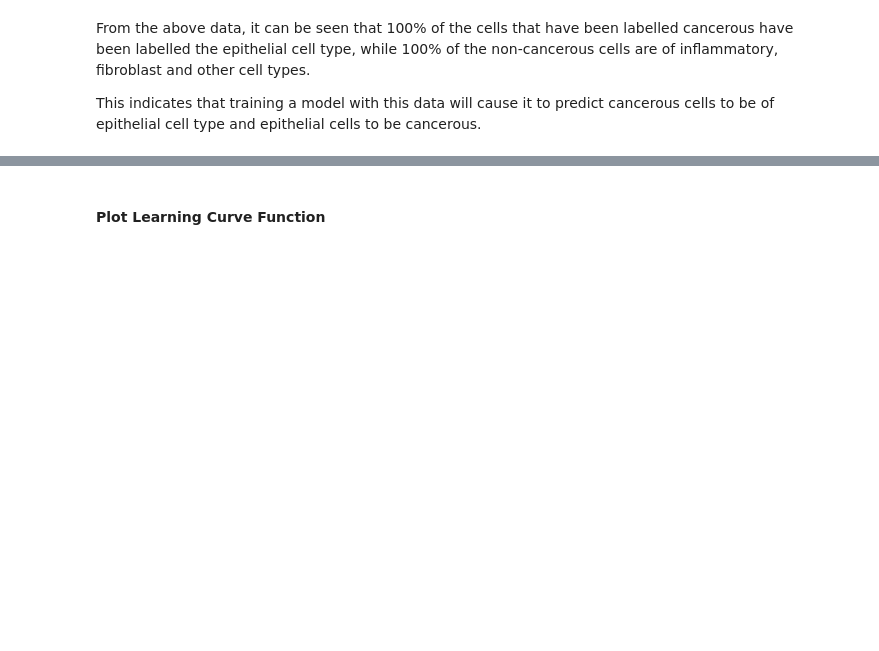
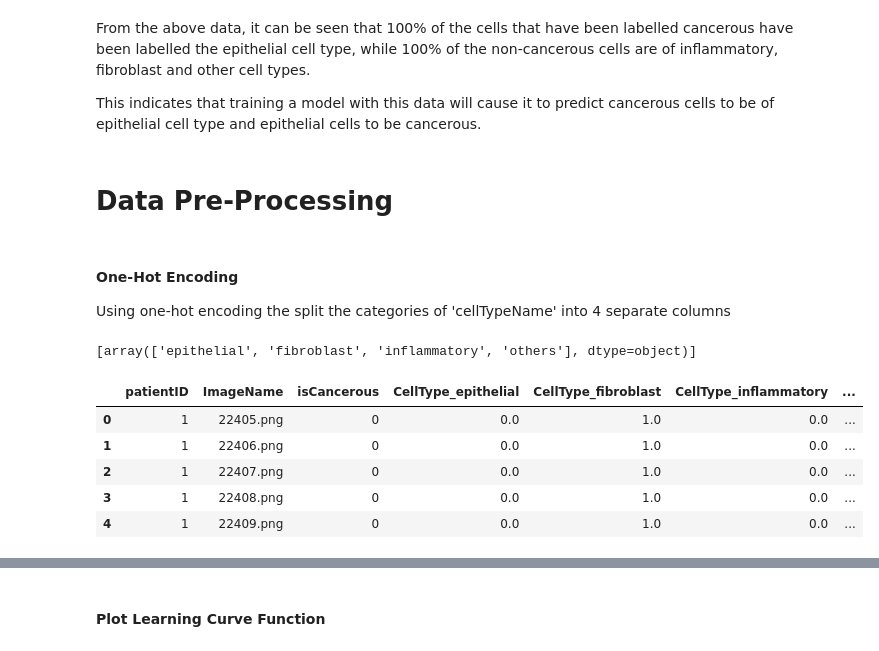
Before and after one commit to Transhumanistx/CML_ColonCancer, a Jupyter notebook: colon_cancer_classification_s3717205.ipynb, the cells around one changed output, grey strips where cells are left out. Saved outputs shown, nothing was run; the diff lists cells and outputs as text; code cells hidden in the pictures; blank space fills up the shorter version.

```diff
--- a/colon_cancer_classification_s3717205.ipynb
+++ b/colon_cancer_classification_s3717205.ipynb
@@ -116,3 +116,5 @@ plt.show()
 From the above data, it can be seen that 100% of the cells that have been labelled cancerous have been labelled the epithelial cell type, while 100% of the non-cancerous cells are of inflammatory, fibroblast and other cell types.
 
 This indicates that training a model with this data will cause it to predict cancerous cells to be of epithelial cell type and epithelial cells to be cancerous.
+# %% [markdown]
+# Data Pre-Processing
@@ -118,0 +124,27 @@ This indicates that training a model with this data will cause it to predict can
+# %% [markdown]
+#### **One-Hot Encoding**
+Using one-hot encoding the split the categories of  'cellTypeName' into 4 separate columns
+# %%
+from sklearn.preprocessing import OneHotEncoder
+
+OneHotEncoder_cellTypeName = OneHotEncoder(handle_unknown='ignore')
+OneHotEncoder_cellTypeName.fit(data[['cellTypeName']])
+
+onehot_ = OneHotEncoder_cellTypeName.transform(data[['cellTypeName']]).toarray()
+
+print(OneHotEncoder_cellTypeName.categories_)
+
+colName = 'cellTypeName'
+for i in range(len(OneHotEncoder_cellTypeName.categories_[0])):
+    data['CellType_' + str(OneHotEncoder_cellTypeName.categories_[0][i])] = onehot_[:,i]
+
+data = data.drop(['cellTypeName', 'cellType'], axis=1)
+data.head()
+# %% [output]
+[array(['epithelial', 'fibroblast', 'inflammatory', 'others'], dtype=object)]
+|  | patientID | ImageName | isCancerous | CellType_epithelial | CellType_fibroblast | CellType_inflammatory | ... |
+| 0 | 1 | 22405.png | 0 | 0.0 | 1.0 | 0.0 | ... |
+| 1 | 1 | 22406.png | 0 | 0.0 | 1.0 | 0.0 | ... |
+| 2 | 1 | 22407.png | 0 | 0.0 | 1.0 | 0.0 | ... |
+| 3 | 1 | 22408.png | 0 | 0.0 | 1.0 | 0.0 | ... |
+| 4 | 1 | 22409.png | 0 | 0.0 | 1.0 | 0.0 | ... |
```
Also changed, not shown: parts of 32 cells of this notebook.
